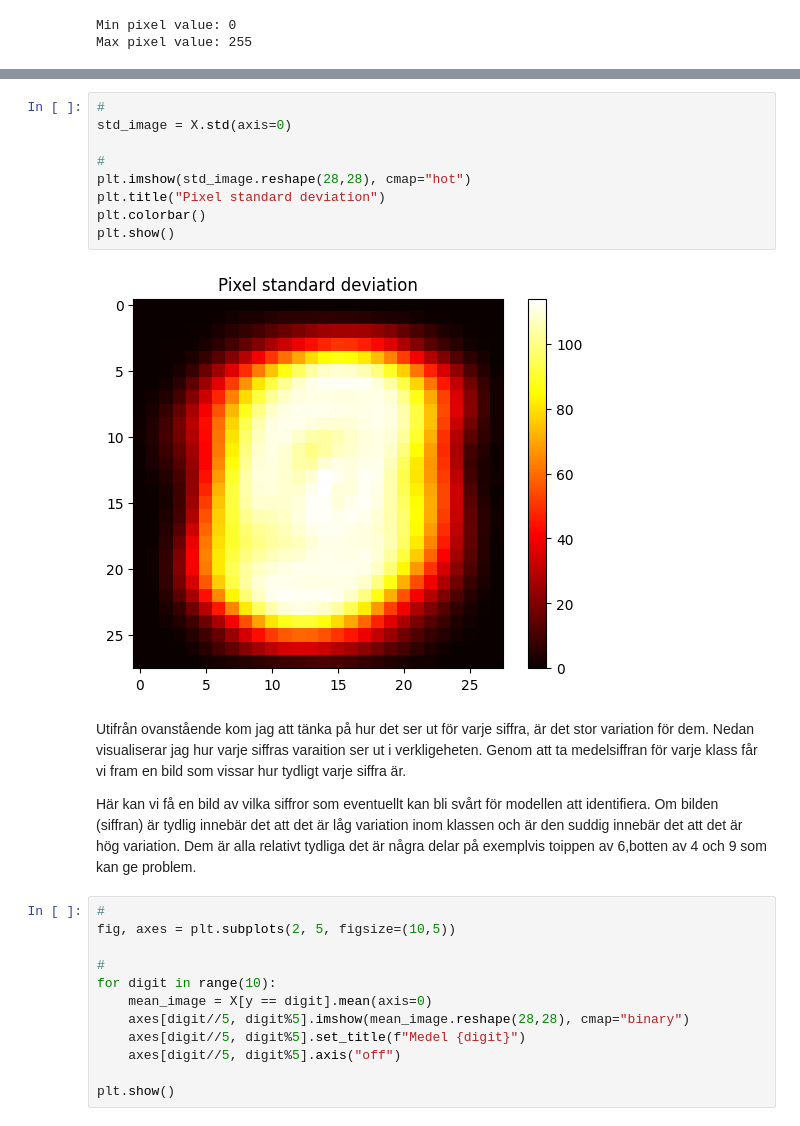
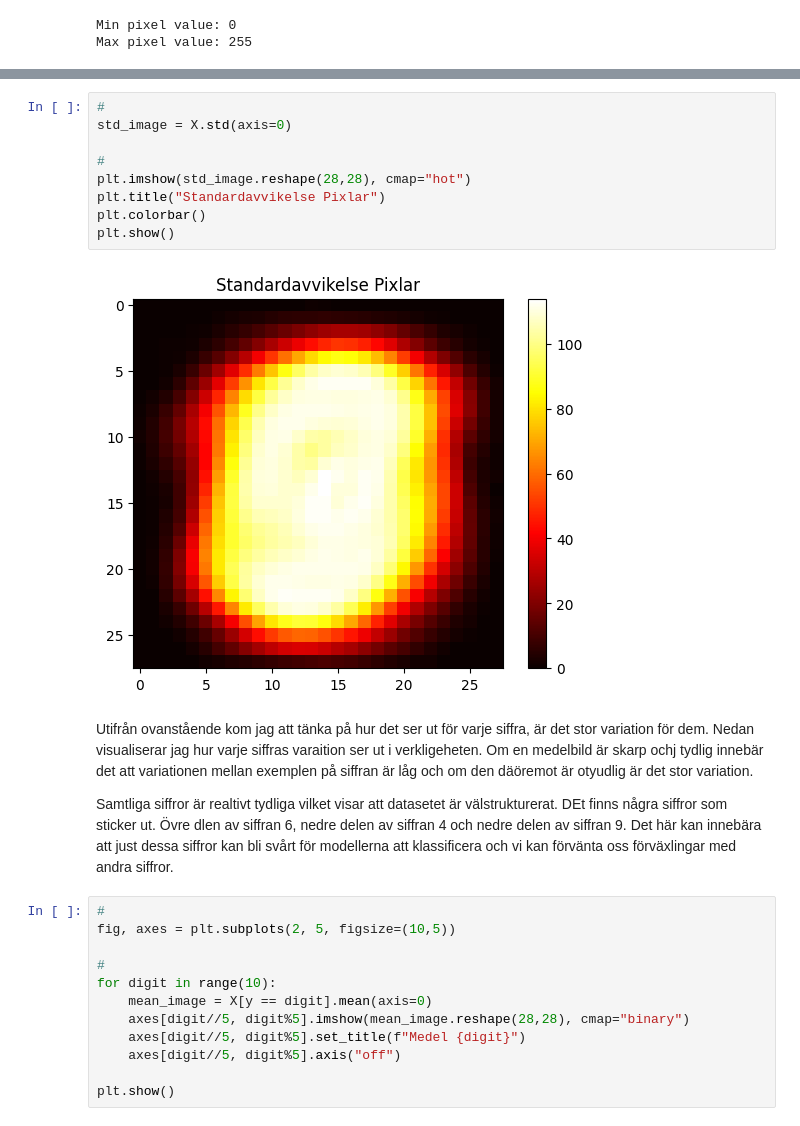
Before and after one commit to LinusMrad/ML-Kunskapskontroll-2, a Jupyter notebook: notebook/kunskapkontroll2.ipynb, the cells around one changed output, grey strips where cells are left out. Saved outputs shown, nothing was run; the diff lists cells and outputs as text.

```diff
--- a/notebook/kunskapkontroll2.ipynb
+++ b/notebook/kunskapkontroll2.ipynb
@@ -86,18 +96,19 @@ Med hjälp av nedanstående visualsiering kan vi se hur pixlarna varierar genom
 # %%
 #
 std_image = X.std(axis=0)
 
 #
 plt.imshow(std_image.reshape(28,28), cmap="hot")
-plt.title("Pixel standard deviation")
+plt.title("Standardavvikelse Pixlar")
 plt.colorbar()
 plt.show()
 # %% [output]
-[figure, old version]
+[figure, new version]
 # %% [markdown]
-Utifrån ovanstående kom jag att tänka på hur det ser ut för varje siffra, är det stor variation för dem. Nedan visualiserar jag hur varje siffras varaition ser ut i verkligeheten. Genom att ta medelsiffran för varje klass får vi fram en bild som vissar hur tydligt varje siffra är.
+Utifrån ovanstående kom jag att tänka på hur det ser ut för varje siffra, är det stor variation för dem. Nedan visualiserar jag hur varje siffras varaition ser ut i verkligeheten. Om en medelbild är skarp ochj tydlig innebär det att variationen mellan exemplen på siffran är låg och om den däöremot är otyudlig är det stor variation.
 
-Här kan vi få en bild av vilka siffror som eventuellt kan bli svårt för modellen att identifiera. Om bilden (siffran) är tydlig innebär det att det är låg variation inom klassen och är den suddig innebär det att det är hög variation. Dem är alla relativt tydliga det är några delar på exemplvis toippen av 6,botten av 4 och 9 som kan ge problem.
+Samtliga siffror är realtivt tydliga vilket visar att datasetet är välstrukturerat. DEt finns några siffror som sticker ut. Övre dlen av siffran 6, nedre delen av siffran 4 och nedre delen av siffran 9.
+Det här kan innebära att just dessa siffror kan bli svårt för modellerna att klassificera och vi kan förvänta oss förväxlingar med andra siffror.
 # %%
 #
 fig, axes = plt.subplots(2, 5, figsize=(10,5))
```
Also changed, not shown: parts of 5 cells of this notebook.
